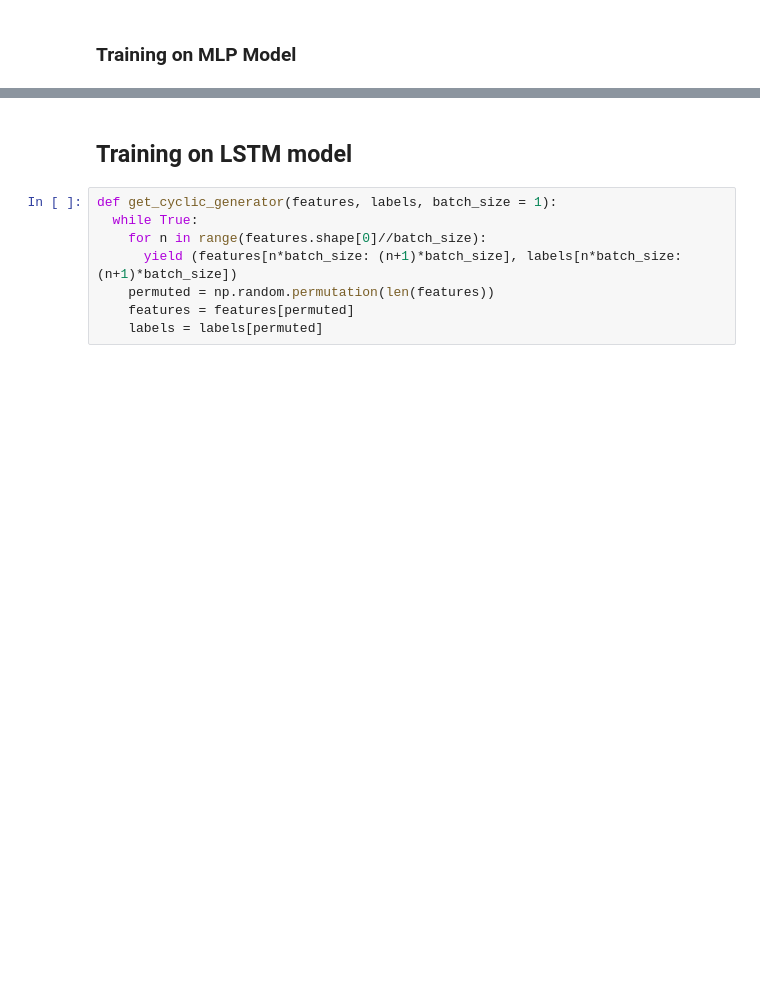
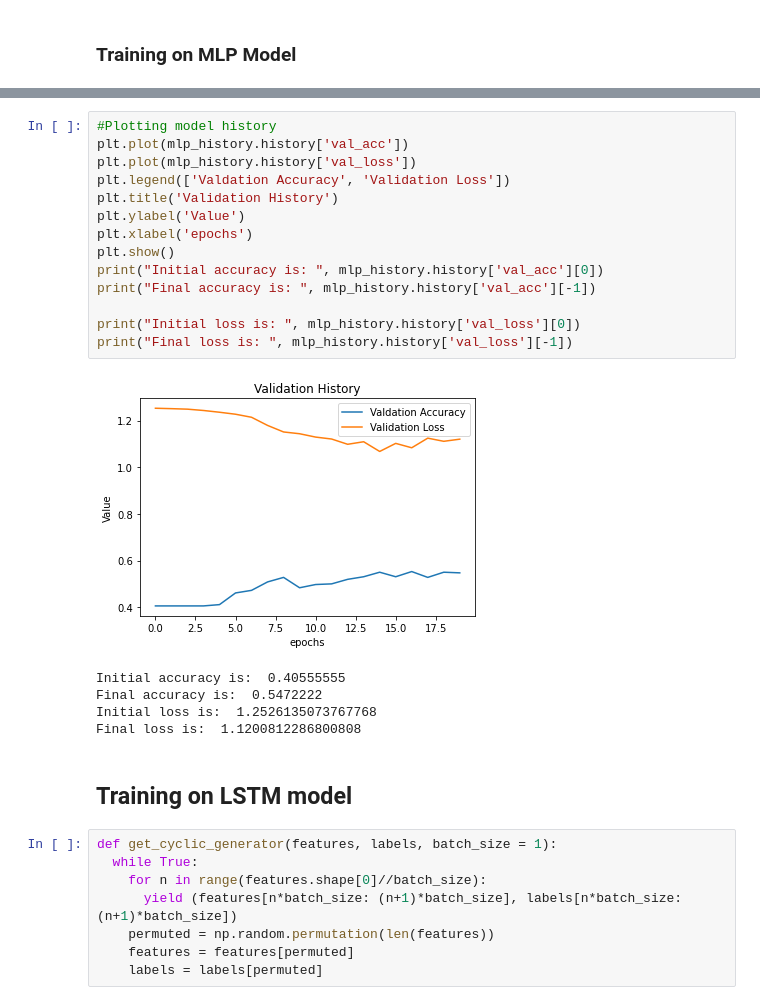
Before and after one commit to Arush0113/EEG_Pipeline, a Jupyter notebook: team02/main_raw_code_1.ipynb, the cells around one changed output, grey strips where cells are left out. Cells and saved outputs as stored; diff of their text form; blank space fills up the shorter version.

```diff
--- a/team02/main_raw_code_1.ipynb
+++ b/team02/main_raw_code_1.ipynb
@@ -831,3 +861,23 @@ Final loss is:  1.083096171540513
+# %%
+#Plotting model history
+plt.plot(mlp_history.history['val_acc'])
+plt.plot(mlp_history.history['val_loss'])
+plt.legend(['Valdation Accuracy', 'Validation Loss'])
+plt.title('Validation History')
+plt.ylabel('Value')
+plt.xlabel('epochs')
+plt.show()
+print("Initial accuracy is: ", mlp_history.history['val_acc'][0])
+print("Final accuracy is: ", mlp_history.history['val_acc'][-1])
+
+print("Initial loss is: ", mlp_history.history['val_loss'][0])
+print("Final loss is: ", mlp_history.history['val_loss'][-1])
+# %% [output]
+[figure, added]
+Initial accuracy is:  0.40555555
+Final accuracy is:  0.5472222
+Initial loss is:  1.2526135073767768
+Final loss is:  1.1200812286800808
 # %% [markdown]
 ## Training on LSTM model
 # %%
```
Also changed, not shown: parts of 7 cells of this notebook.
